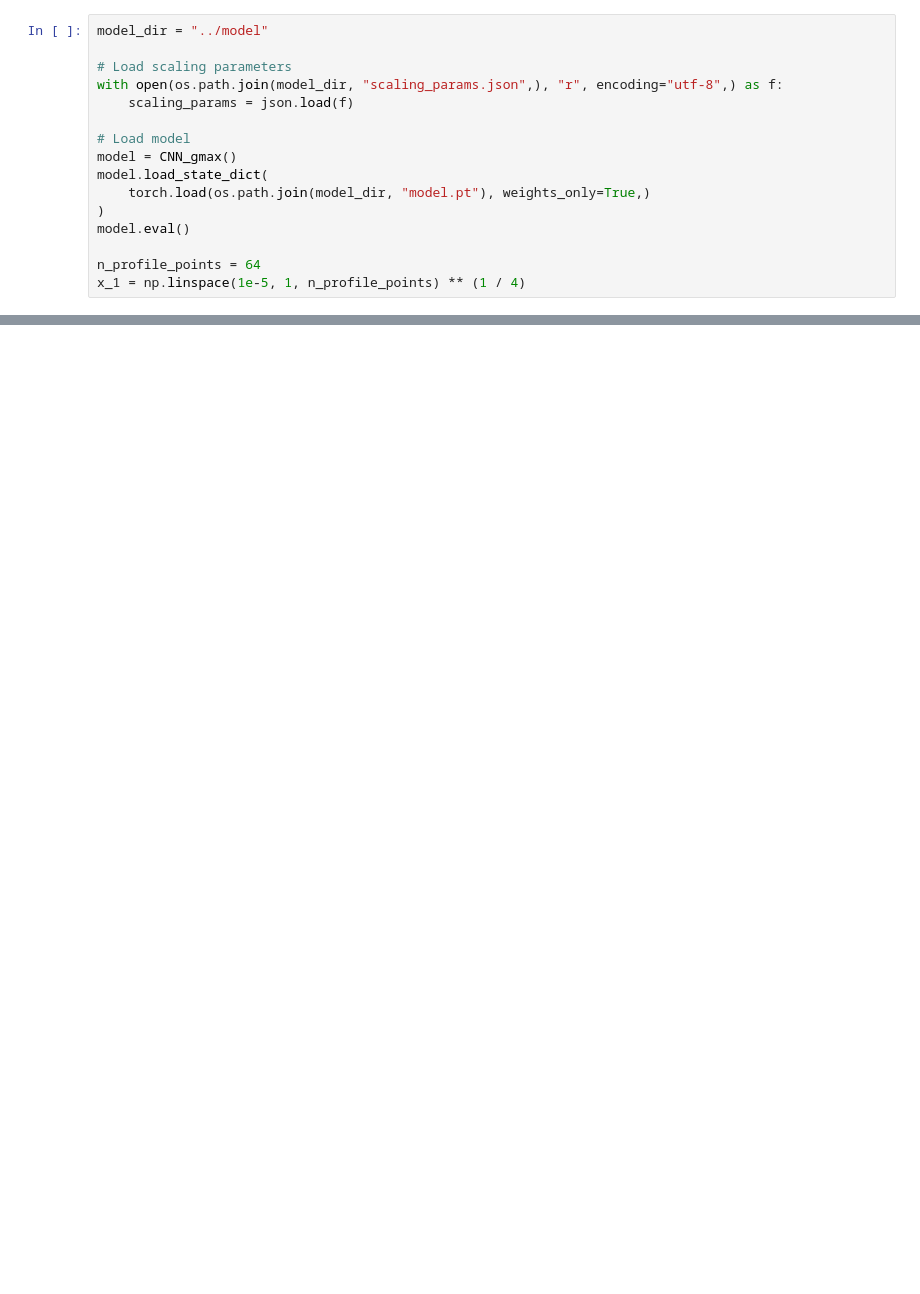
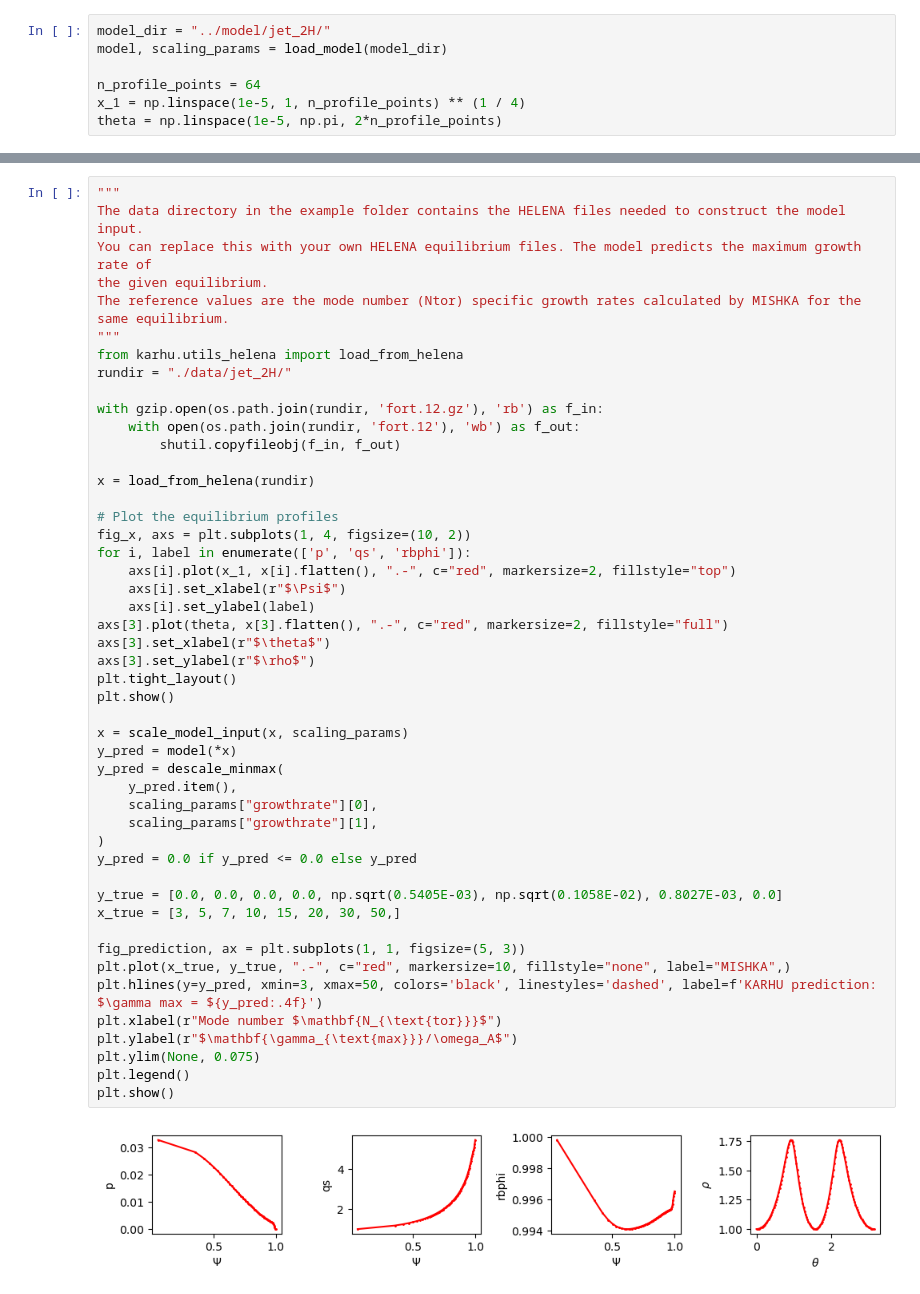
Before and after one commit to DIGIfusion/karhu, a Jupyter notebook: example/run_inference.ipynb, the cells around one changed output, grey strips where cells are left out. Saved outputs shown, nothing was run; the diff lists cells and outputs as text; blank space fills up the shorter version.

Commit message:
Example updated

```diff
--- a/example/run_inference.ipynb
+++ b/example/run_inference.ipynb
@@ -12,18 +13,9 @@ from karhu.models import CNN_gmax
 
 DEVICE = "cuda" if torch.cuda.is_available() else "cpu"
 # %%
-model_dir = "../model"
-
-# Load scaling parameters
-with open(os.path.join(model_dir, "scaling_params.json",), "r", encoding="utf-8",) as f:
-    scaling_params = json.load(f)
-
-# Load model
-model = CNN_gmax()
-model.load_state_dict(
-    torch.load(os.path.join(model_dir, "model.pt"), weights_only=True,)
-)
-model.eval()
+model_dir = "../model/jet_2H/"
+model, scaling_params = load_model(model_dir)
 
 n_profile_points = 64
 x_1 = np.linspace(1e-5, 1, n_profile_points) ** (1 / 4)
+theta = np.linspace(1e-5, np.pi, 2*n_profile_points)
@@ -71,0 +22,50 @@ plt.legend()
+# %%
+"""
+The data directory in the example folder contains the HELENA files needed to construct the model input.
+You can replace this with your own HELENA equilibrium files. The model predicts the maximum growth rate of
+the given equilibrium.
+The reference values are the mode number (Ntor) specific growth rates calculated by MISHKA for the same equilibrium.
+"""
+from karhu.utils_helena import load_from_helena
+rundir = "./data/jet_2H/"
+
+with gzip.open(os.path.join(rundir, 'fort.12.gz'), 'rb') as f_in:
+    with open(os.path.join(rundir, 'fort.12'), 'wb') as f_out:
+        shutil.copyfileobj(f_in, f_out)
+
+x = load_from_helena(rundir)
+
+# Plot the equilibrium profiles
+fig_x, axs = plt.subplots(1, 4, figsize=(10, 2))
+for i, label in enumerate(['p', 'qs', 'rbphi']):
+    axs[i].plot(x_1, x[i].flatten(), ".-", c="red", markersize=2, fillstyle="top")
+    axs[i].set_xlabel(r"$\Psi$")
+    axs[i].set_ylabel(label)
+axs[3].plot(theta, x[3].flatten(), ".-", c="red", markersize=2, fillstyle="full")
+axs[3].set_xlabel(r"$\theta$")
+axs[3].set_ylabel(r"$\rho$")
+plt.tight_layout()
+plt.show()
+
+x = scale_model_input(x, scaling_params)
+y_pred = model(*x)
+y_pred = descale_minmax(
+    y_pred.item(),
+    scaling_params["growthrate"][0],
+    scaling_params["growthrate"][1],
+)
+y_pred = 0.0 if y_pred <= 0.0 else y_pred
+
+y_true = [0.0, 0.0, 0.0, 0.0, np.sqrt(0.5405E-03), np.sqrt(0.1058E-02), 0.8027E-03, 0.0]
+x_true = [3, 5, 7, 10, 15, 20, 30, 50,]
+
+fig_prediction, ax = plt.subplots(1, 1, figsize=(5, 3))
+plt.plot(x_true, y_true, ".-", c="red", markersize=10, fillstyle="none", label="MISHKA",)
+plt.hlines(y=y_pred, xmin=3, xmax=50, colors='black', linestyles='dashed', label=f'KARHU prediction: $\gamma max = ${y_pred:.4f}')
+plt.xlabel(r"Mode number $\mathbf{N_{\text{tor}}}$")
+plt.ylabel(r"$\mathbf{\gamma_{\text{max}}}/\omega_A$")
+plt.ylim(None, 0.075)
+plt.legend()
+plt.show()
+# %% [output]
+[figure, added]
```
Also changed, not shown: parts of 3 cells of this notebook.
